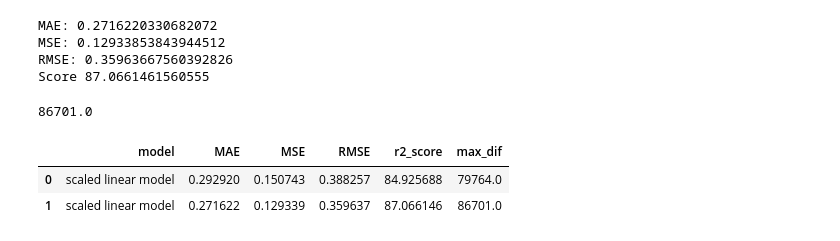
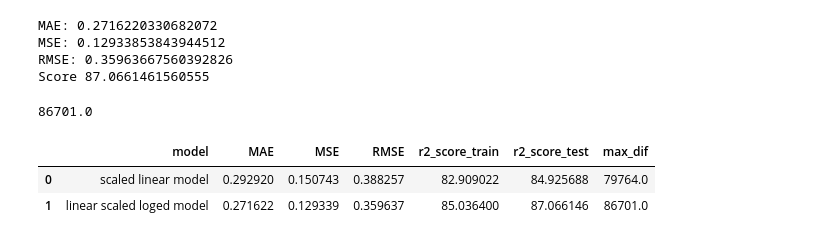
Before and after one commit to ahmedhany14/House-Prices-Prediction, a Jupyter notebook: Machine learning models/models_workspace.ipynb, the cells around one changed output. Saved outputs shown, nothing was run; the diff lists cells and outputs as text; code cells hidden in the pictures.

```diff
--- a/Machine learning models/models_workspace.ipynb
+++ b/Machine learning models/models_workspace.ipynb
@@ -17,7 +17,15 @@ from sklearn.metrics import mean_absolute_error, mean_squared_error, r2_score
 from sklearn.linear_model import LinearRegression, Ridge, Lasso
 
 
-data = {"model": [], "MAE": [], "MSE": [], "RMSE": [], "r2_score": [], "max_dif": []}
+data = {
+    "model": [],
+    "MAE": [],
+    "MSE": [],
+    "RMSE": [],
+    "r2_score_train": [],
+    "r2_score_test": [],
+    "max_dif": [],
+}
 
 all_used_models = pd.DataFrame(data)
 
@@ -131,7 +131,8 @@ data = {
     "MAE": MAE,
     "MSE": MSE,
     "RMSE": RMSE,
-    "r2_score": r2_score(y_test_preproc, test_prediction) * 100,
+    "r2_score_train": r2_score(y_train_preproc, train_prediction) * 100,
+    "r2_score_test": r2_score(y_test_preproc, test_prediction) * 100,
     "max_dif": max_dif,
 }
 
@@ -143,7 +144,7 @@ all_used_models
 # %% [markdown]
 # linear model Scaled_log data
 # %%
-linear_scaled_loged_model, X, Y = Models.Linear_Scaled_loged_model(x_train, y_train)
+linear_scaled_loged_model = Models.Linear_Scaled_loged_model(x_train, y_train)
 # %%
 linear_scaled_loged_model
 # %% [output]
@@ -228,17 +229,18 @@ max_dif
 86701.0
 # %%
 data = {
-    "model": "scaled linear model",
+    "model": "linear scaled loged model",
     "MAE": MAE,
     "MSE": MSE,
     "RMSE": RMSE,
-    "r2_score": r2_score(y_test_preproc, test_prediction) * 100,
+    "r2_score_train": r2_score(y_train_preproc, train_prediction) * 100,
+    "r2_score_test": r2_score(y_test_preproc, test_prediction) * 100,
     "max_dif": max_dif,
 }
 
 all_used_models.loc[len(all_used_models)] = data
 all_used_models
 # %% [output]
-|  | model | MAE | MSE | RMSE | r2_score | max_dif |
-| 0 | scaled linear model | 0.292920 | 0.150743 | 0.388257 | 84.925688 | 79764.0 |
-| 1 | scaled linear model | 0.271622 | 0.129339 | 0.359637 | 87.066146 | 86701.0 |
+|  | model | MAE | MSE | RMSE | r2_score_train | r2_score_test | max_dif |
+| 0 | scaled linear model | 0.292920 | 0.150743 | 0.388257 | 82.909022 | 84.925688 | 79764.0 |
+| 1 | linear scaled loged model | 0.271622 | 0.129339 | 0.359637 | 85.036400 | 87.066146 | 86701.0 |
```
Also changed, not shown: parts of 29 cells of this notebook.
